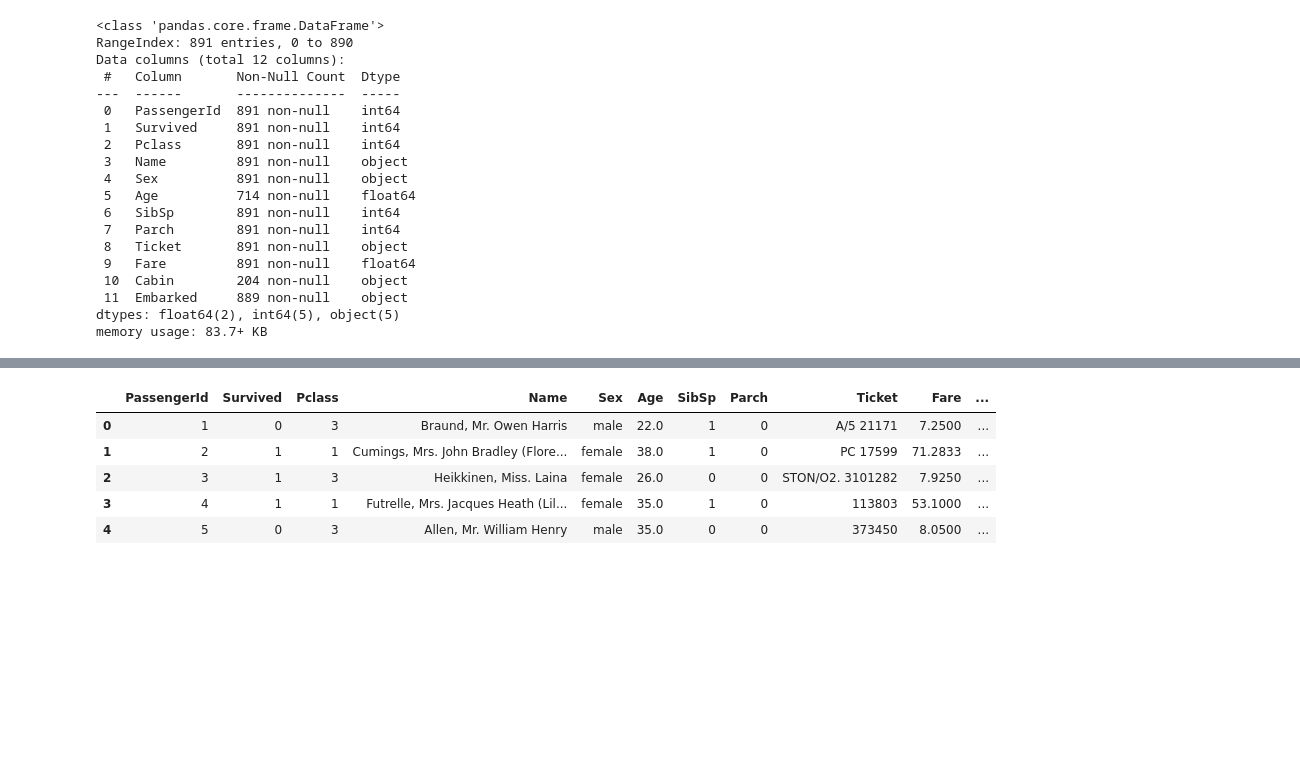
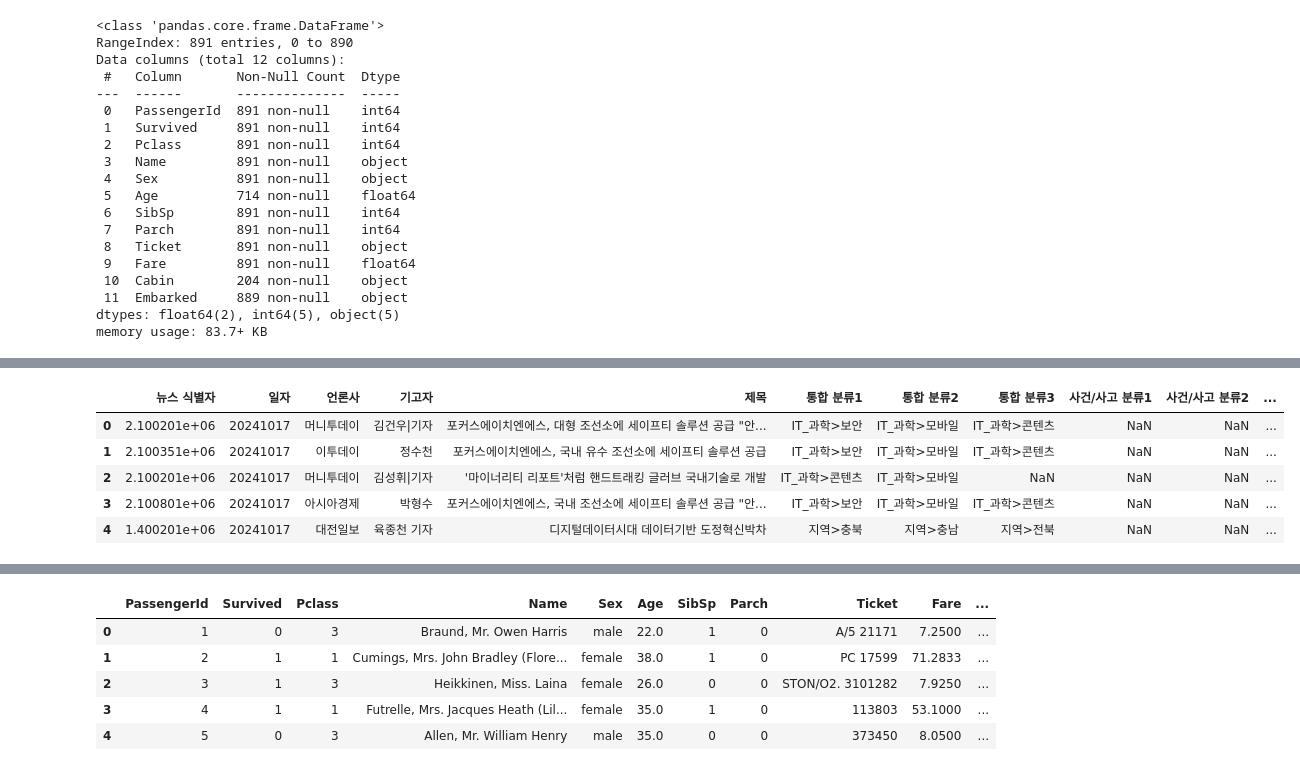
Before and after one commit to ancestor9/24_fall_Big-Data-Processing-coding-, a Jupyter notebook: 1017_pycaret.ipynb, the cells around one changed output, grey strips where cells are left out. Saved outputs shown, nothing was run; the diff lists cells and outputs as text; code cells hidden in the pictures; blank space fills up the shorter version.

```diff
--- a/1017_pycaret.ipynb
+++ b/1017_pycaret.ipynb
@@ -51,0 +58,9 @@ google-colab 1.0.0 requires pandas==2.2.2, but you have pandas 2.1.4 which is in
+# %%
+df.head()
+# %% [output]
+|  | 뉴스 식별자 | 일자 | 언론사 | 기고자 | 제목 | 통합 분류1 | 통합 분류2 | 통합 분류3 | 사건/사고 분류1 | 사건/사고 분류2 | ... |
+| 0 | 2.100201e+06 | 20241017 | 머니투데이 | 김건우|기자 | 포커스에이치엔에스, 대형 조선소에 세이프티 솔루션 공급 "안... | IT_과학>보안 | IT_과학>모바일 | IT_과학>콘텐츠 | NaN | NaN | ... |
+| 1 | 2.100351e+06 | 20241017 | 이투데이 | 정수천 | 포커스에이치엔에스, 국내 유수 조선소에 세이프티 솔루션 공급 | IT_과학>보안 | IT_과학>모바일 | IT_과학>콘텐츠 | NaN | NaN | ... |
+| 2 | 2.100201e+06 | 20241017 | 머니투데이 | 김성휘|기자 | '마이너리티 리포트'처럼 핸드트래킹 글러브 국내기술로 개발 | IT_과학>콘텐츠 | IT_과학>모바일 | NaN | NaN | NaN | ... |
+| 3 | 2.100801e+06 | 20241017 | 아시아경제 | 박형수 | 포커스에이치엔에스, 국내 조선소에 세이프티 솔루션 공급 "안... | IT_과학>보안 | IT_과학>모바일 | IT_과학>콘텐츠 | NaN | NaN | ... |
+| 4 | 1.400201e+06 | 20241017 | 대전일보 | 육종천 기자 | 디지털데이터시대 데이터기반 도정혁신박차 | 지역>충북 | 지역>충남 | 지역>전북 | NaN | NaN | ... |
```
Also changed, not shown: parts of 12 cells of this notebook.
